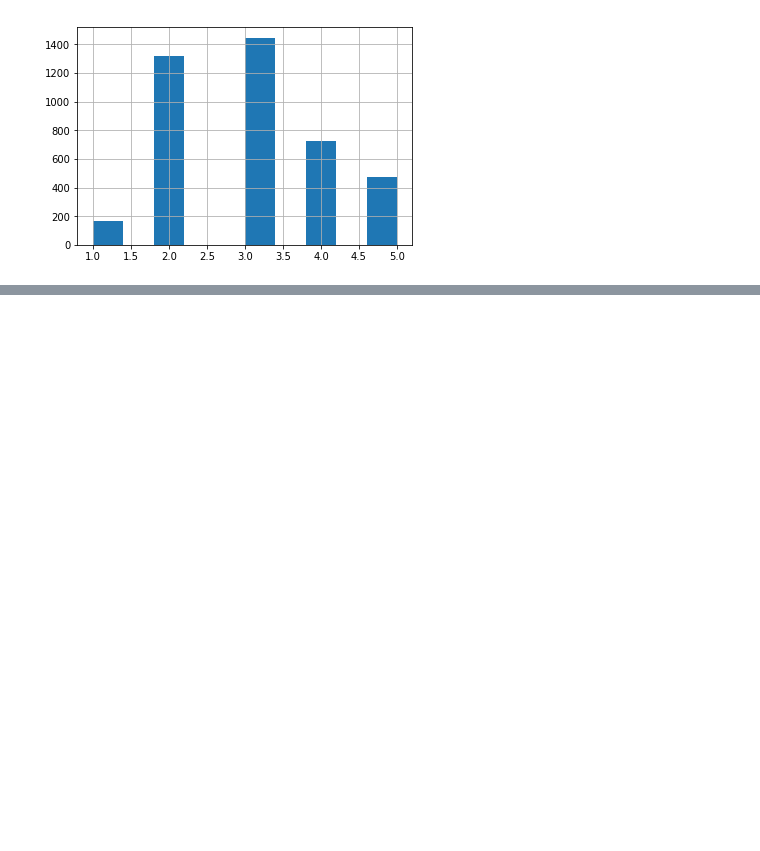
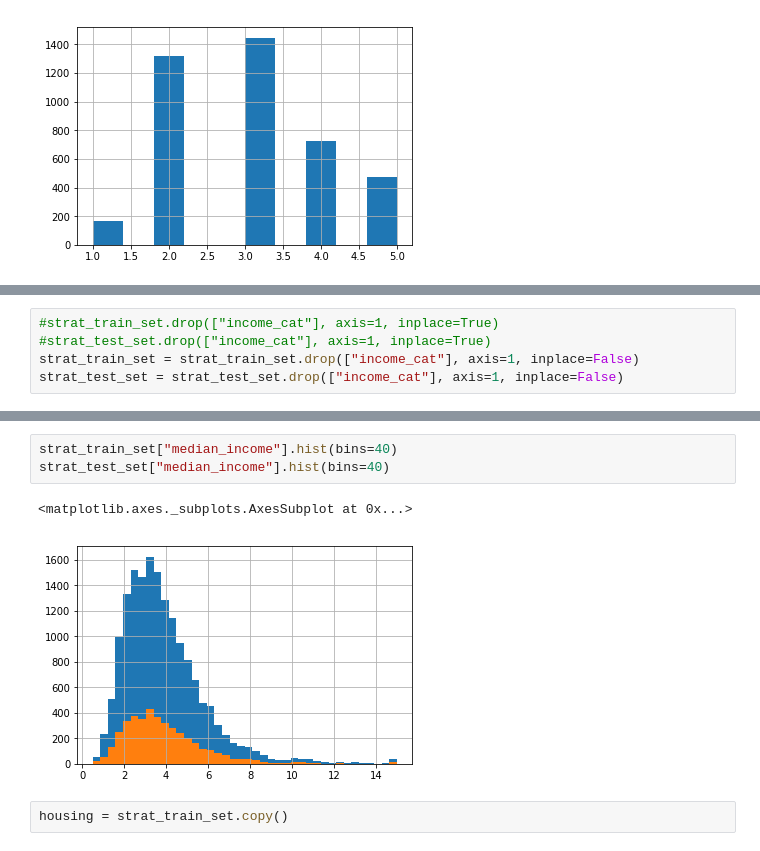
Before and after one commit to wangyoucao577/machine_learning_practice, a Jupyter notebook: regression_002_housing.ipynb, the cells around one changed output, grey strips where cells are left out. Cells and saved outputs as stored; diff of their text form; blank space fills up the shorter version.

Commit message:
discover and visualize data to gain insight

```diff
--- a/regression_002_housing.ipynb
+++ b/regression_002_housing.ipynb
@@ -146,0 +168,5 @@ strat_test_set["income_cat"].hist()
+# %%
+#strat_train_set.drop(["income_cat"], axis=1, inplace=True)
+#strat_test_set.drop(["income_cat"], axis=1, inplace=True)
+strat_train_set = strat_train_set.drop(["income_cat"], axis=1, inplace=False)
+strat_test_set = strat_test_set.drop(["income_cat"], axis=1, inplace=False)
@@ -146,0 +194,8 @@ strat_test_set["income_cat"].hist()
+# %%
+strat_train_set["median_income"].hist(bins=40)
+strat_test_set["median_income"].hist(bins=40)
+# %% [output]
+<matplotlib.axes._subplots.AxesSubplot at 0x...>
+[figure, added]
+# %%
+housing = strat_train_set.copy()
```
Also changed, not shown: parts of 11 cells of this notebook.
